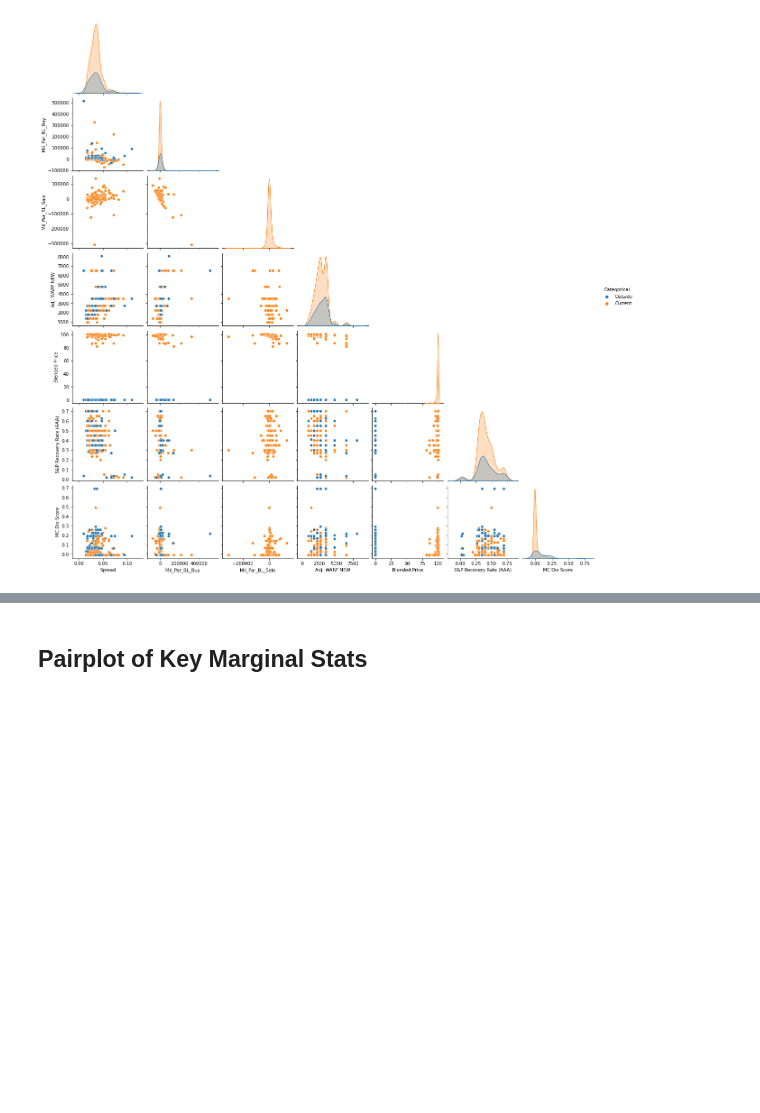
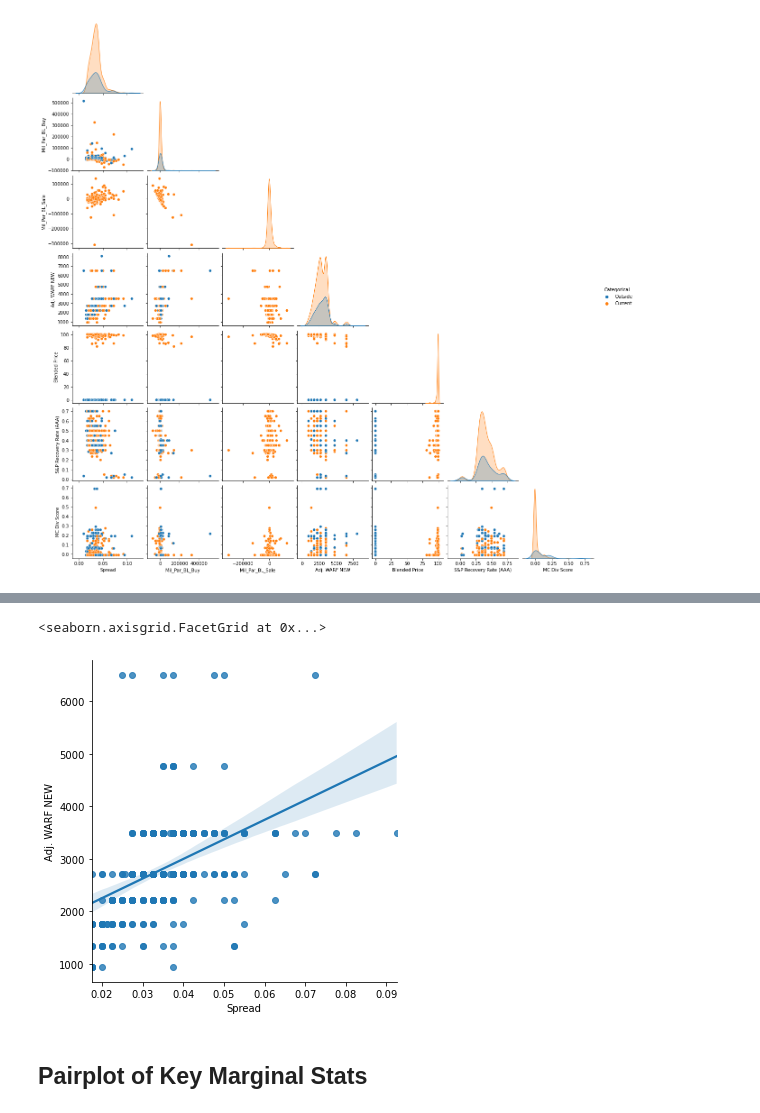
Before and after one commit to joshknechtel-gs/RM-IT, a Jupyter notebook: CLO Model Portfolio-17.ipynb, the cells around one changed output, grey strips where cells are left out. Drawn from its saved outputs; the diff is of its cells as text; code cells hidden in the pictures; blank space fills up the shorter version.

```diff
--- a/CLO Model Portfolio-17.ipynb
+++ b/CLO Model Portfolio-17.ipynb
@@ -842,3 +852,9 @@ fig.savefig(path + "CLO_feature_PairPlot.png")
+# %%
+#sns.scatterplot(x = "Spread", y = "Adj. WARF NEW", data=model_port.loc[model_port['Categorical']=='Current'])
+sns.lmplot(x = "Spread", y = "Adj. WARF NEW", data=model_port.loc[model_port['Categorical']=='Current'])
+# %% [output]
+<seaborn.axisgrid.FacetGrid at 0x...>
+[figure, added]
 # %% [markdown]
 ## Pairplot of Key Marginal Stats
 # %%
```
Also changed, not shown: parts of 21 cells of this notebook.
